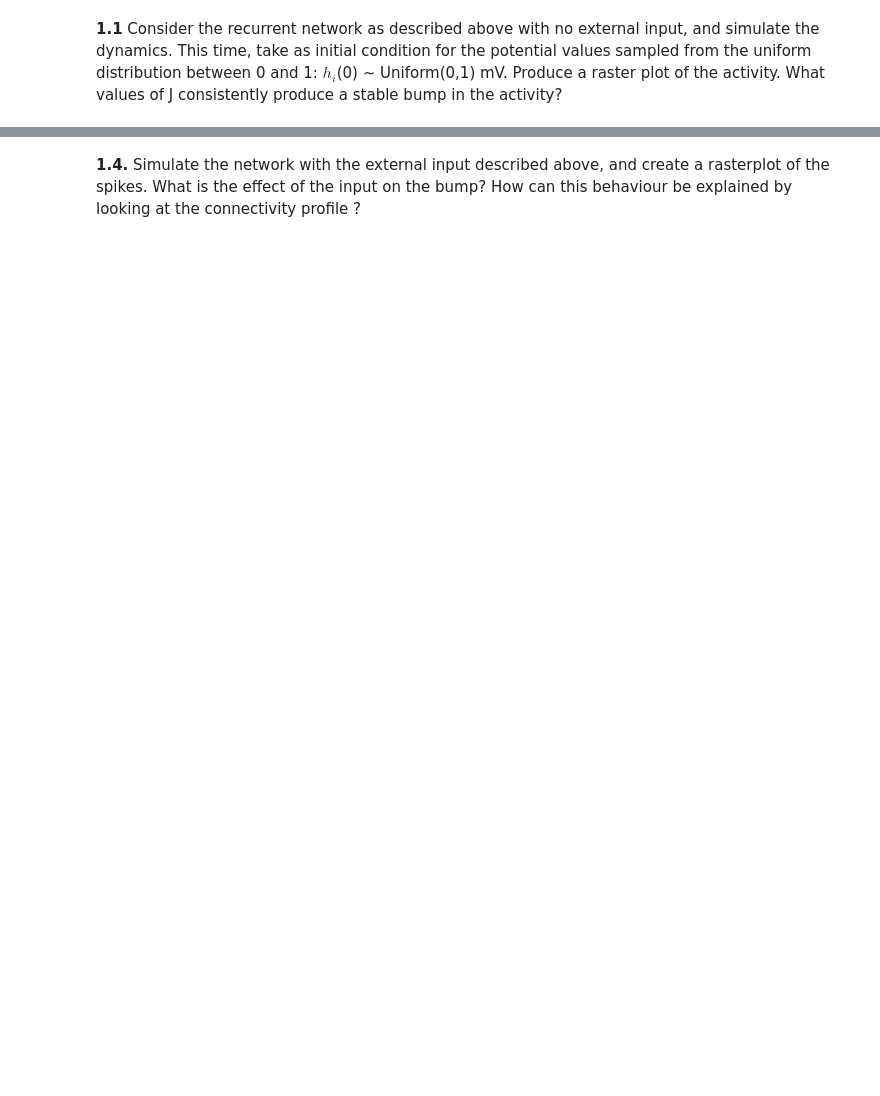
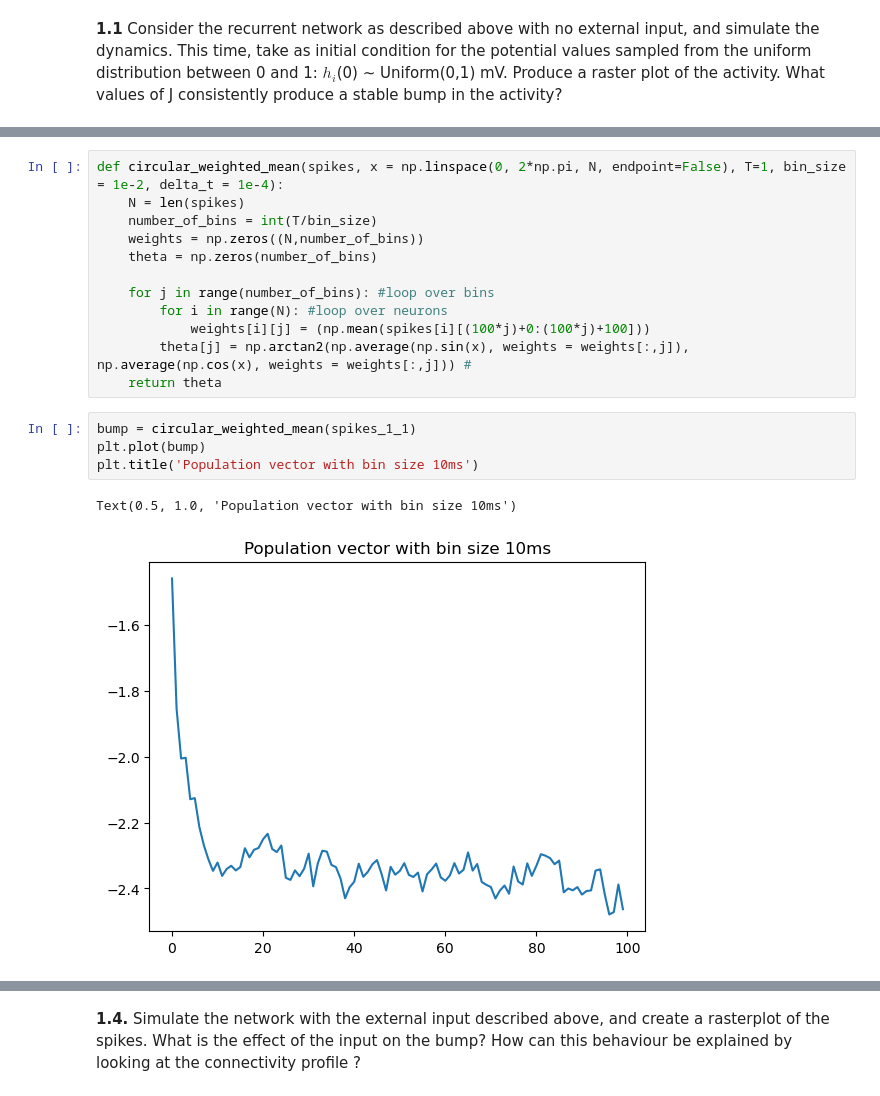
Before and after one commit to SanderMiesen/NeuroDyna, a Jupyter notebook: ProjNotebook.ipynb, the cells around one changed output, grey strips where cells are left out. Drawn from its saved outputs; the diff is of its cells as text; blank space fills up the shorter version.

```diff
--- a/ProjNotebook.ipynb
+++ b/ProjNotebook.ipynb
@@ -292,0 +246,19 @@ plt.show()
+# %%
+def circular_weighted_mean(spikes, x = np.linspace(0, 2*np.pi, N, endpoint=False), T=1, bin_size = 1e-2, delta_t = 1e-4):
+    N = len(spikes)
+    number_of_bins = int(T/bin_size)
+    weights = np.zeros((N,number_of_bins))
+    theta = np.zeros(number_of_bins)
+
+    for j in range(number_of_bins): #loop over bins
+        for i in range(N): #loop over neurons
+            weights[i][j] = (np.mean(spikes[i][(100*j)+0:(100*j)+100]))
+        theta[j] = np.arctan2(np.average(np.sin(x), weights = weights[:,j]), np.average(np.cos(x), weights = weights[:,j])) #
+    return theta
+# %%
+bump = circular_weighted_mean(spikes_1_1)
+plt.plot(bump)
+plt.title('Population vector with bin size 10ms')
+# %% [output]
+Text(0.5, 1.0, 'Population vector with bin size 10ms')
+[figure, added]
```
Also changed, not shown: parts of 28 cells of this notebook.
